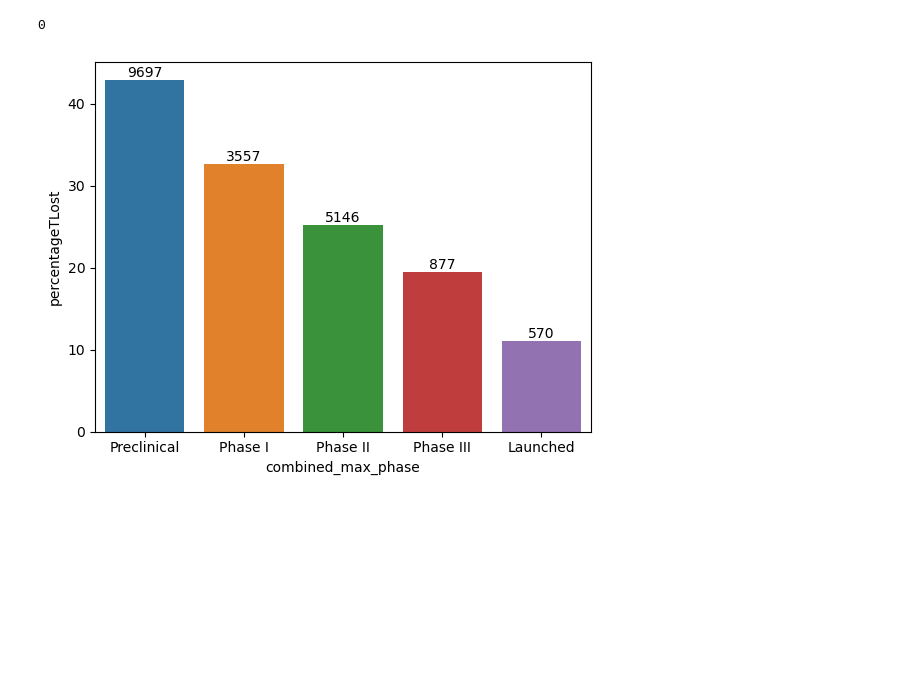
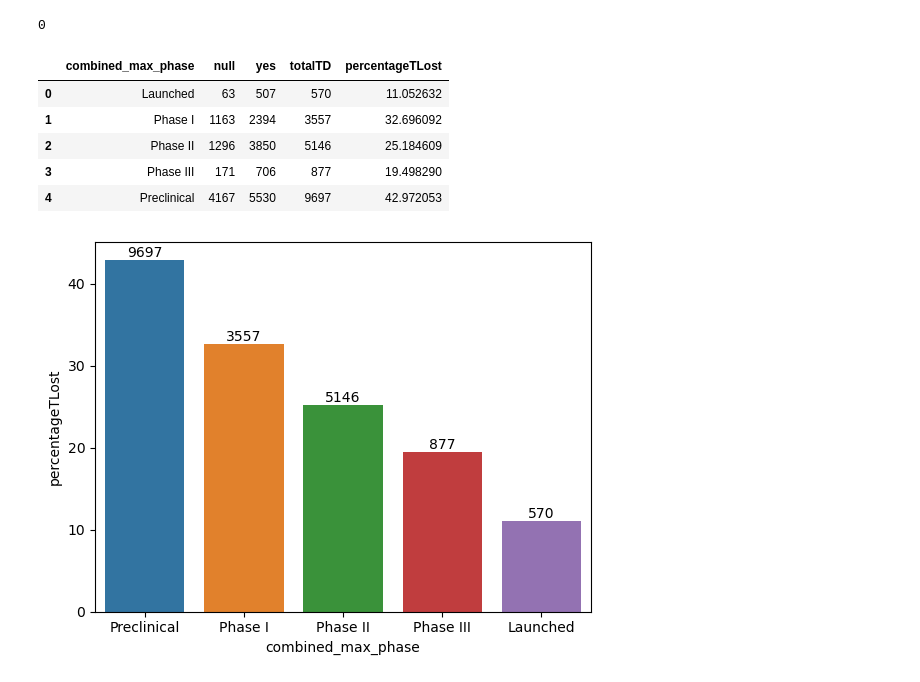
Before and after one commit to Juanmaria-rr/clinicalDrugsCuration, a Jupyter notebook: src/analysis/matches.ipynb, the cells around one changed output. Cells and saved outputs as stored; diff of their text form; code cells hidden in the pictures; blank space fills up the shorter version.

```diff
--- a/src/analysis/matches.ipynb
+++ b/src/analysis/matches.ipynb
@@ -988,6 +1037,15 @@ barplot_Target = (
     .sort(F.col("combined_max_phase").asc())
     .toPandas()
 )
+# %%
+barplot_Target
+# %% [output]
+|  | combined_max_phase | null | yes | totalTD | percentageTLost |
+| 0 | Launched | 63 | 507 | 570 | 11.052632 |
+| 1 | Phase I | 1163 | 2394 | 3557 | 32.696092 |
+| 2 | Phase II | 1296 | 3850 | 5146 | 25.184609 |
+| 3 | Phase III | 171 | 706 | 877 | 19.498290 |
+| 4 | Preclinical | 4167 | 5530 | 9697 | 42.972053 |
 # %%
 ax = sns.barplot(
     x="combined_max_phase",
```
Also changed, not shown: parts of 6 cells of this notebook.
